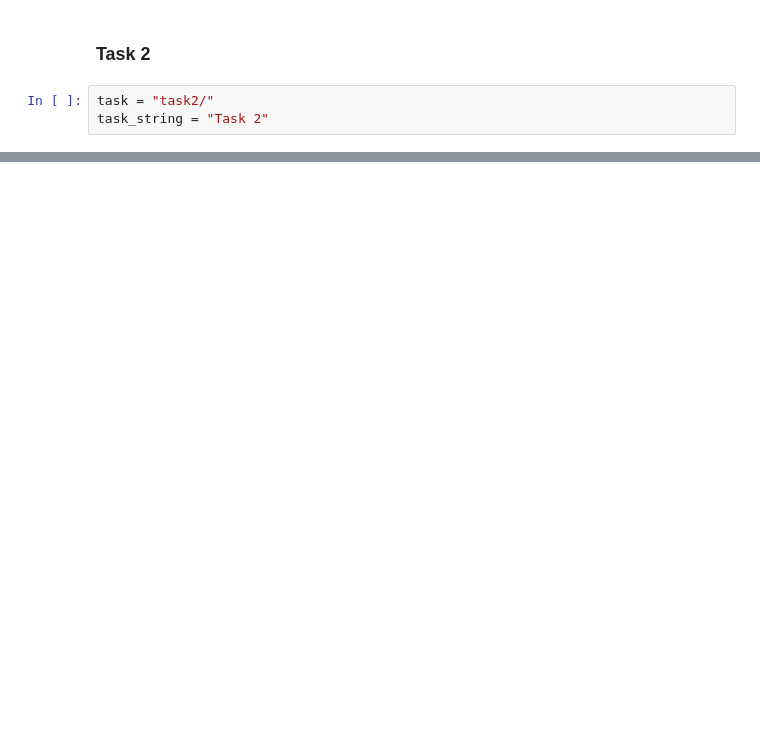
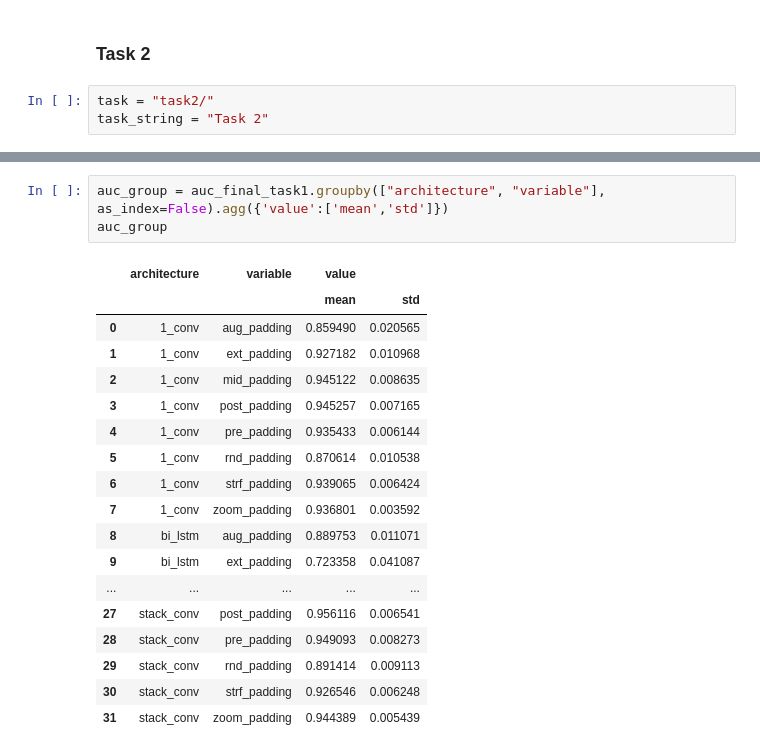
Before and after one commit to b2slab/padding_benchmark, a Jupyter notebook: notebooks/comparing_architectures.ipynb, the cells around one changed output, grey strips where cells are left out. Drawn from its saved outputs; the diff is of its cells as text; blank space fills up the shorter version.

```diff
--- a/notebooks/comparing_architectures.ipynb
+++ b/notebooks/comparing_architectures.ipynb
@@ -177,0 +322,22 @@ array([[ 0.,  0.,  1.,  0.,  0.,  0.,  0.],
+# %%
+auc_group = auc_final_task1.groupby(["architecture", "variable"], as_index=False).agg({'value':['mean','std']})
+auc_group
+# %% [output]
+|  | architecture | variable | value |  |
+|  |  |  | mean | std |
+| 0 | 1_conv | aug_padding | 0.859490 | 0.020565 |
+| 1 | 1_conv | ext_padding | 0.927182 | 0.010968 |
+| 2 | 1_conv | mid_padding | 0.945122 | 0.008635 |
+| 3 | 1_conv | post_padding | 0.945257 | 0.007165 |
+| 4 | 1_conv | pre_padding | 0.935433 | 0.006144 |
+| 5 | 1_conv | rnd_padding | 0.870614 | 0.010538 |
+| 6 | 1_conv | strf_padding | 0.939065 | 0.006424 |
+| 7 | 1_conv | zoom_padding | 0.936801 | 0.003592 |
+| 8 | bi_lstm | aug_padding | 0.889753 | 0.011071 |
+| 9 | bi_lstm | ext_padding | 0.723358 | 0.041087 |
+| ... | ... | ... | ... | ... |
+| 27 | stack_conv | post_padding | 0.956116 | 0.006541 |
+| 28 | stack_conv | pre_padding | 0.949093 | 0.008273 |
+| 29 | stack_conv | rnd_padding | 0.891414 | 0.009113 |
+| 30 | stack_conv | strf_padding | 0.926546 | 0.006248 |
+| 31 | stack_conv | zoom_padding | 0.944389 | 0.005439 |
```
Also changed, not shown: parts of 36 cells of this notebook, 8 other files.
